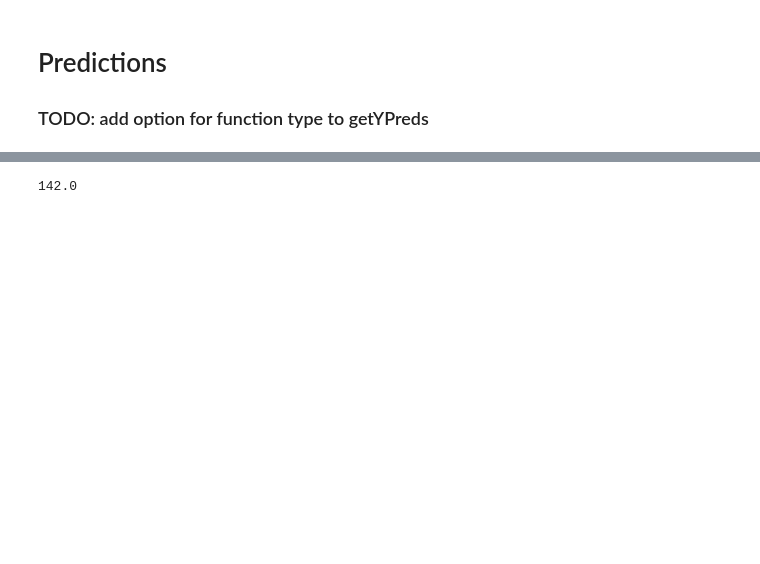
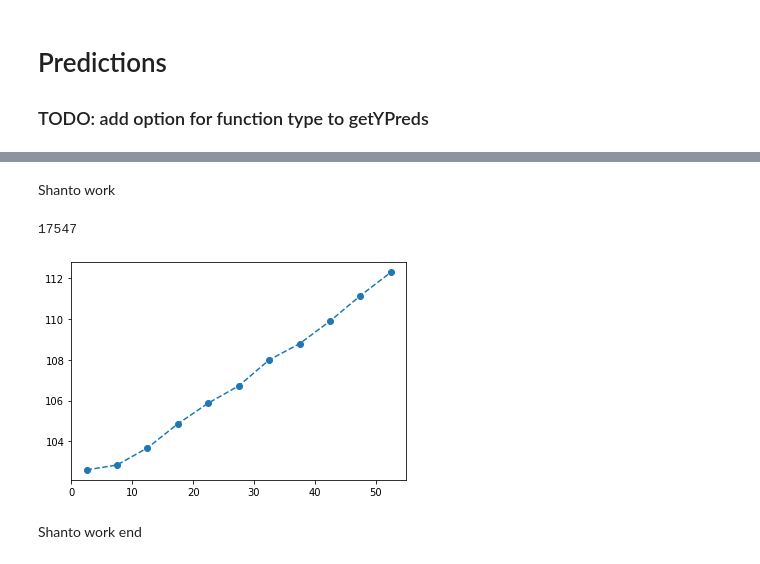
Before and after one commit to shanto268/CrateAnalysis, a Jupyter notebook: PhotonTimePropPreds.ipynb, the cells around one changed output, grey strips where cells are left out. Cells and saved outputs as stored; diff of their text form; code cells hidden in the pictures; blank space fills up the shorter version.

```diff
--- a/PhotonTimePropPreds.ipynb
+++ b/PhotonTimePropPreds.ipynb
@@ -271,7 +160,21 @@ def getChData(data, ch, topPeaks, botPeaks):
     return TDCS_List
 # %%
-TDCS_L1 = getChData(mdfo_calib, 1, L1, L2)
-TDCS_L3 = getChData(mdfo_calib, 3, L3, L4)
+#Get TDC dist only from L1/L3 Ch6 and onto each channel in L2/L4 (0-10)
+TDCS_L1Ch6_L2 = getChData(mdfo_calib, 1, L1cuts[5], L2cuts)
+TDCS_L3Ch6_L4 = getChData(mdfo_calib, 3, L3cuts[5], L4cuts)
-# %% [output]
-142.0
+# %% [markdown]
+Shanto work
+# %%
+len(TDCS_L1Ch6_L2[1])
+# %% [output]
+17547
+# %%
+yrange = [5*i-2.5 for i in range(1,12)]
+# %%
+plt.plot(yrange,L1Ch6_L2means,'--o')
+plt.show()
+# %% [output]
+[figure, added]
+# %% [markdown]
+Shanto work end
 # %%
```
Also changed, not shown: parts of 42 cells of this notebook.
